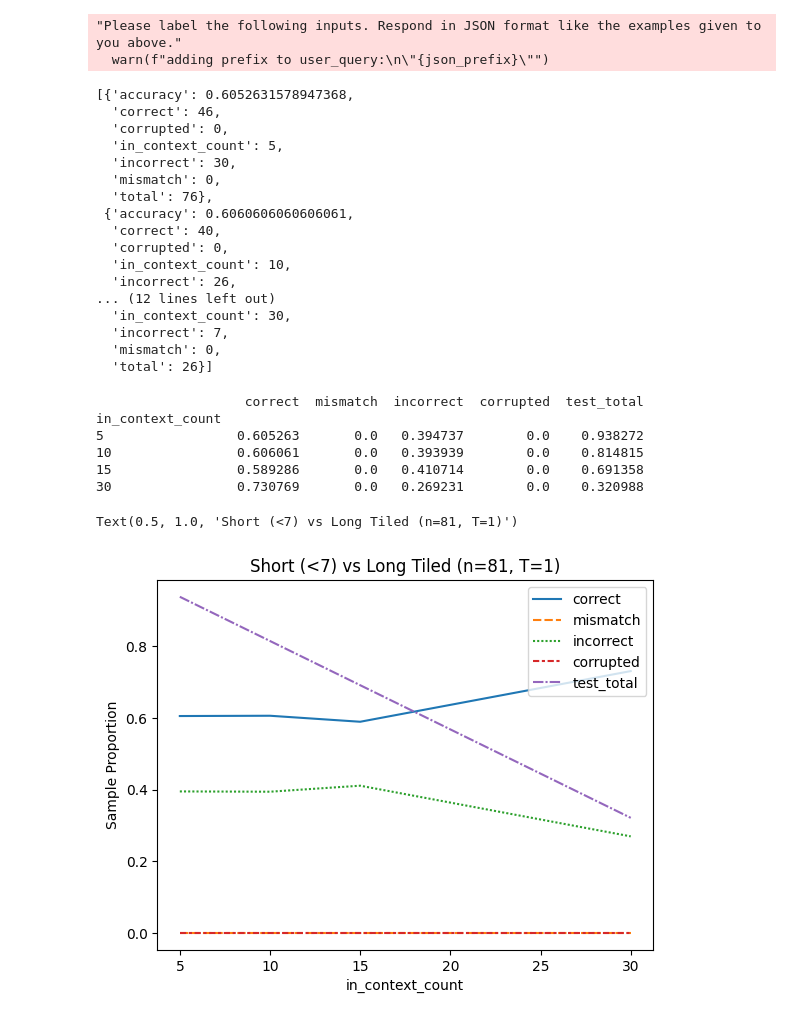
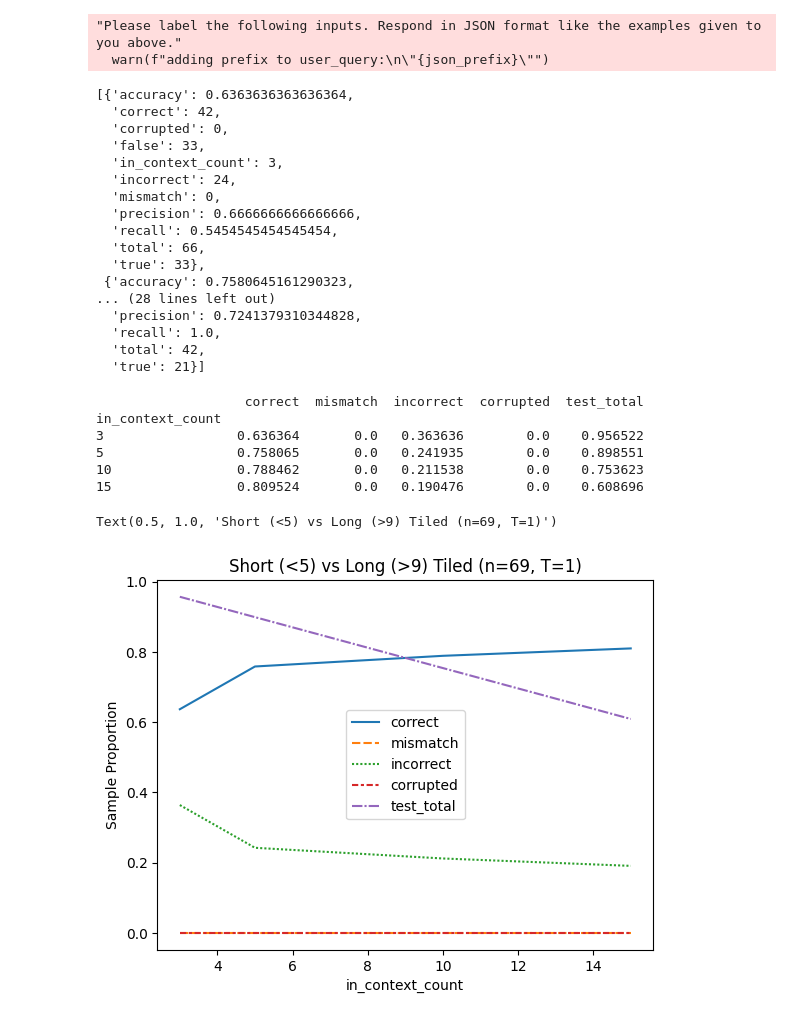
Before and after one commit to ishan-gaur/llm-class-faith, a Jupyter notebook: sentence_len.ipynb, the cells around one changed output. Cells and saved outputs as stored; diff of their text form; code cells hidden in the pictures.

Commit message:
sentence length with more margin and utils patch that should've been in the last commit

```diff
--- a/sentence_len.ipynb
+++ b/sentence_len.ipynb
@@ -6,7 +6,7 @@ from pathlib import Path
 from pprint import pprint
 from utils import load_dataset, create_dataset, write_test_data, gpt_prediction, eval_response, results_path
 
-output_dir = results_path / "sentence_length_tiled_sorted_margin"
+output_dir = results_path / "sentence_length_tiled_sorted_extra_margin"
 if not output_dir.exists():
     output_dir.mkdir(parents=True)
 dataset, tag_counts = load_dataset("sentences.json")
@@ -86,7 +86,7 @@ pprint(negatives)
            'all_upper',
            'gpt4']}]
 # %%
-sample_counts = [5, 10, 15, 30]
+sample_counts = [3, 5, 10, 15]
 response_jsons = []
 sort_len = lambda x: len(x.split())
 for c in sample_counts:
@@ -101,7 +101,7 @@ for c in sample_counts:
 "Please label the following inputs. Respond in JSON format like the examples given to you above."
   warn(f"adding prefix to user_query:\n\"{json_prefix}\"")
 # %%
-sample_counts = [5, 10, 15, 30]
+sample_counts = [3, 5, 10, 15]
 response_jsons = [json.load(open(output_dir / f"response_{c}.json")) for c in sample_counts]
 test_samples = [json.load(open(output_dir / f"test_samples_{c}.json")) for c in sample_counts]
 
@@ -116,57 +116,59 @@ for c, r in zip(sample_counts, results):
     r["in_context_count"] = c
 pprint(results)
 # %% [output]
-[{'accuracy': 0.6052631578947368,
-  'correct': 46,
+[{'accuracy': 0.6363636363636364,
+  'correct': 42,
   'corrupted': 0,
-  'in_context_count': 5,
-  'incorrect': 30,
+  'false': 33,
+  'in_context_count': 3,
+  'incorrect': 24,
   'mismatch': 0,
-  'total': 76},
- {'accuracy': 0.6060606060606061,
-  'correct': 40,
-  'corrupted': 0,
-  'in_context_count': 10,
-  'incorrect': 26,
-... (12 lines left out)
-  'in_context_count': 30,
-  'incorrect': 7,
-  'mismatch': 0,
-  'total': 26}]
+  'precision': 0.6666666666666666,
+  'recall': 0.5454545454545454,
+  'total': 66,
+  'true': 33},
+ {'accuracy': 0.7580645161290323,
+... (28 lines left out)
+  'precision': 0.7241379310344828,
+  'recall': 1.0,
+  'total': 42,
+  'true': 21}]
 # %%
 json.dump(responses, open(output_dir / "responses.json", "w"))
 json.dump(results, open(output_dir / "results.json", "w"))
 # %%
 import pandas as pd
 import seaborn as sns
 
 results = json.load(open(output_dir / "results.json"))
 
 df = pd.DataFrame(results)
 df.drop(columns=["accuracy"], inplace=True)
+df.drop(columns=["precision"], inplace=True)
+df.drop(columns=["recall"], inplace=True)
+df.drop(columns=["true"], inplace=True)
+df.drop(columns=["false"], inplace=True)
 total_samples = df["total"].max() + df["in_context_count"].min()
 
 for col in df.columns:
-    if col == "total":
-        df[col] /= total_samples
-    elif col == "in_context_count":
+    if col in ["total", "in_context_count", "precision", "recall"]:
         continue
-    else:
-        df[col] /= df["total"]
+    df[col] /= df["total"]
+df["total"] /= total_samples
 df["test_total"] = df["total"]
 df.drop(columns=["total"], inplace=True)
 df.set_index("in_context_count", inplace=True)
 print(df)
 
 ax = sns.lineplot(data=df)
 ax.set_ylabel("Sample Proportion")
-ax.set_title(f"Short (<7) vs Long Tiled (n={total_samples}, T=1)")
+ax.set_title(f"Short (<5) vs Long (>9) Tiled (n={total_samples}, T=1)")
 # %% [output]
                    correct  mismatch  incorrect  corrupted  test_total
 in_context_count
-5                 0.605263       0.0   0.394737        0.0    0.938272
-10                0.606061       0.0   0.393939        0.0    0.814815
-15                0.589286       0.0   0.410714        0.0    0.691358
-30                0.730769       0.0   0.269231        0.0    0.320988
+3                 0.636364       0.0   0.363636        0.0    0.956522
+5                 0.758065       0.0   0.241935        0.0    0.898551
+10                0.788462       0.0   0.211538        0.0    0.753623
+15                0.809524       0.0   0.190476        0.0    0.608696
-Text(0.5, 1.0, 'Short (<7) vs Long Tiled (n=81, T=1)')
+Text(0.5, 1.0, 'Short (<5) vs Long (>9) Tiled (n=69, T=1)')
-[figure, old version]
+[figure, new version]
```
Also changed, not shown: parts of 4 cells of this notebook, 10 other files.
